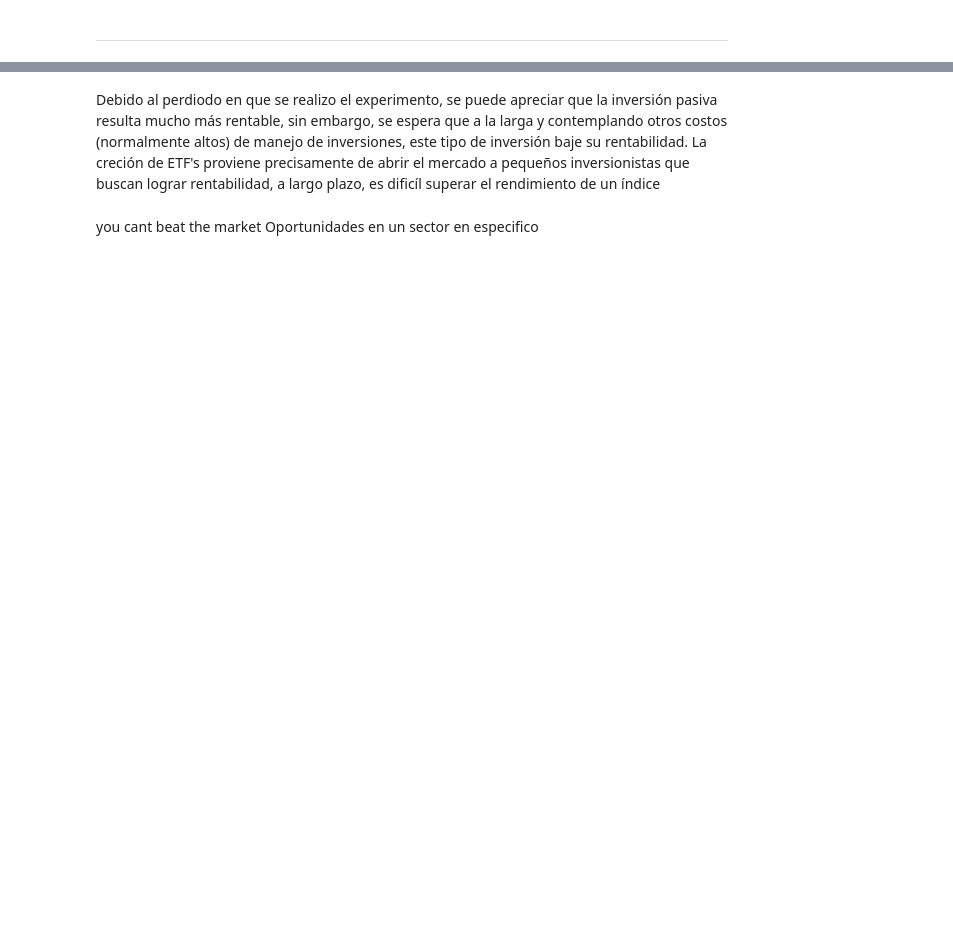
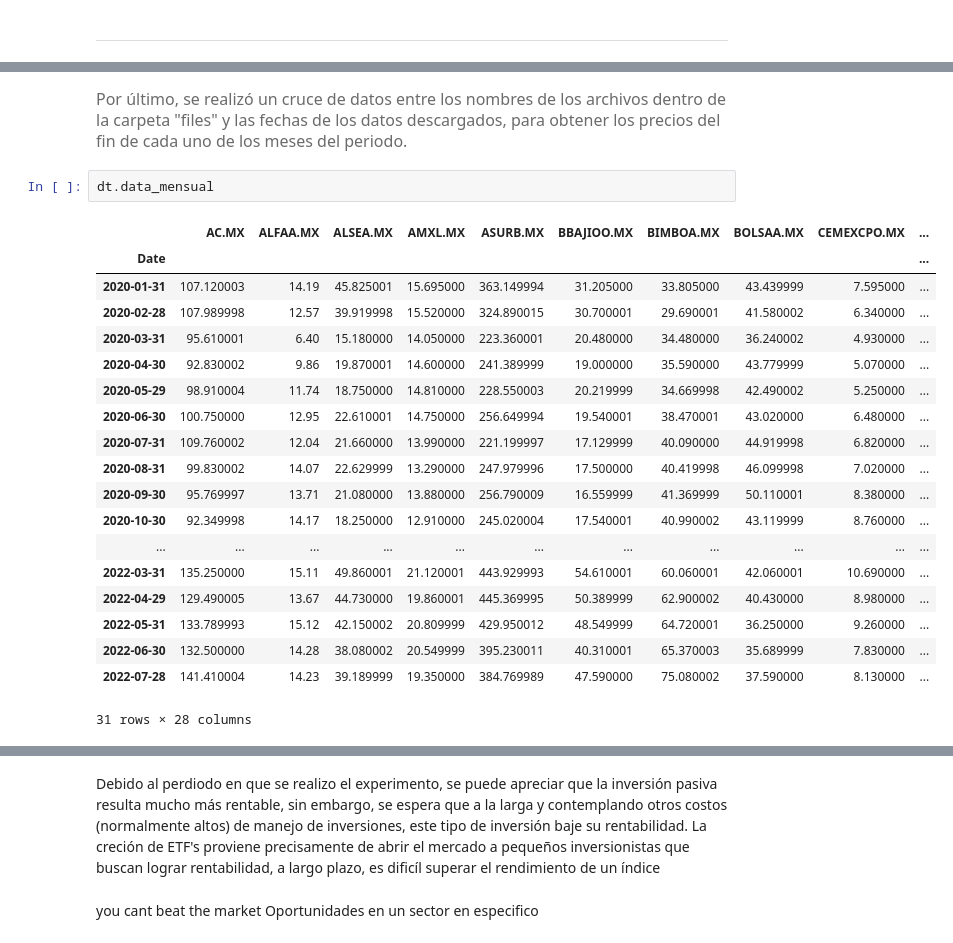
Before and after one commit to Aranzazu-R/Lab1AranzazuR, a Jupyter notebook: Laboratorio1AranzazuR.ipynb, the cells around one changed output, grey strips where cells are left out. Drawn from its saved outputs; the diff is of its cells as text; blank space fills up the shorter version.

```diff
--- a/Laboratorio1AranzazuR.ipynb
+++ b/Laboratorio1AranzazuR.ipynb
@@ -112,0 +167,26 @@ dt.weights1
+# %% [markdown]
+<font color= #6B6B6B> <font size = 3>
+Por último, se realizó un cruce de datos entre los nombres de los archivos dentro de la carpeta "files" y las fechas de los datos descargados, para obtener los precios del fin de cada uno de los meses del periodo.
+</font>
+# %%
+dt.data_mensual
+# %% [output]
+|  | AC.MX | ALFAA.MX | ALSEA.MX | AMXL.MX | ASURB.MX | BBAJIOO.MX | BIMBOA.MX | BOLSAA.MX | CEMEXCPO.MX | ... |
+| Date |  |  |  |  |  |  |  |  |  | ... |
+| 2020-01-31 | 107.120003 | 14.19 | 45.825001 | 15.695000 | 363.149994 | 31.205000 | 33.805000 | 43.439999 | 7.595000 | ... |
+| 2020-02-28 | 107.989998 | 12.57 | 39.919998 | 15.520000 | 324.890015 | 30.700001 | 29.690001 | 41.580002 | 6.340000 | ... |
+| 2020-03-31 | 95.610001 | 6.40 | 15.180000 | 14.050000 | 223.360001 | 20.480000 | 34.480000 | 36.240002 | 4.930000 | ... |
+| 2020-04-30 | 92.830002 | 9.86 | 19.870001 | 14.600000 | 241.389999 | 19.000000 | 35.590000 | 43.779999 | 5.070000 | ... |
+| 2020-05-29 | 98.910004 | 11.74 | 18.750000 | 14.810000 | 228.550003 | 20.219999 | 34.669998 | 42.490002 | 5.250000 | ... |
+| 2020-06-30 | 100.750000 | 12.95 | 22.610001 | 14.750000 | 256.649994 | 19.540001 | 38.470001 | 43.020000 | 6.480000 | ... |
+| 2020-07-31 | 109.760002 | 12.04 | 21.660000 | 13.990000 | 221.199997 | 17.129999 | 40.090000 | 44.919998 | 6.820000 | ... |
+| 2020-08-31 | 99.830002 | 14.07 | 22.629999 | 13.290000 | 247.979996 | 17.500000 | 40.419998 | 46.099998 | 7.020000 | ... |
+| 2020-09-30 | 95.769997 | 13.71 | 21.080000 | 13.880000 | 256.790009 | 16.559999 | 41.369999 | 50.110001 | 8.380000 | ... |
+| 2020-10-30 | 92.349998 | 14.17 | 18.250000 | 12.910000 | 245.020004 | 17.540001 | 40.990002 | 43.119999 | 8.760000 | ... |
+| ... | ... | ... | ... | ... | ... | ... | ... | ... | ... | ... |
+| 2022-03-31 | 135.250000 | 15.11 | 49.860001 | 21.120001 | 443.929993 | 54.610001 | 60.060001 | 42.060001 | 10.690000 | ... |
+| 2022-04-29 | 129.490005 | 13.67 | 44.730000 | 19.860001 | 445.369995 | 50.389999 | 62.900002 | 40.430000 | 8.980000 | ... |
+| 2022-05-31 | 133.789993 | 15.12 | 42.150002 | 20.809999 | 429.950012 | 48.549999 | 64.720001 | 36.250000 | 9.260000 | ... |
+| 2022-06-30 | 132.500000 | 14.28 | 38.080002 | 20.549999 | 395.230011 | 40.310001 | 65.370003 | 35.689999 | 7.830000 | ... |
+| 2022-07-28 | 141.410004 | 14.23 | 39.189999 | 19.350000 | 384.769989 | 47.590000 | 75.080002 | 37.590000 | 8.130000 | ... |
+31 rows × 28 columns
```
Also changed, not shown: parts of 31 cells of this notebook.
